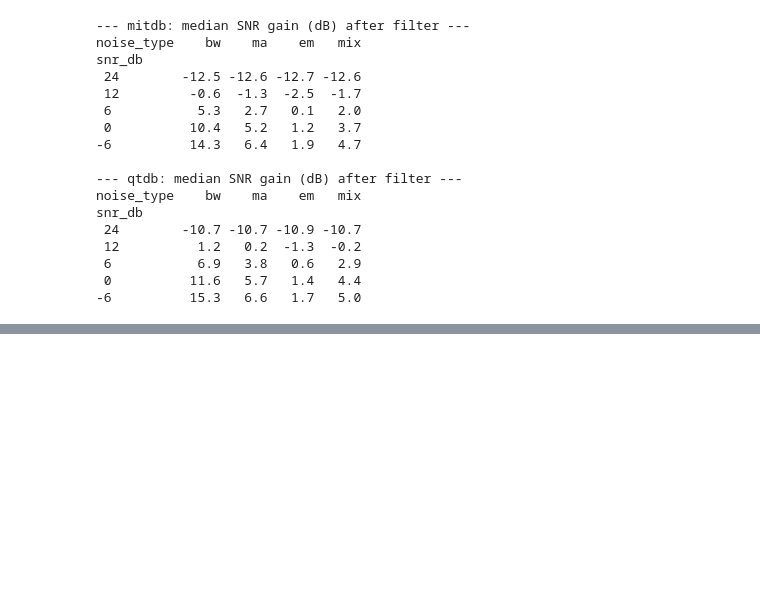
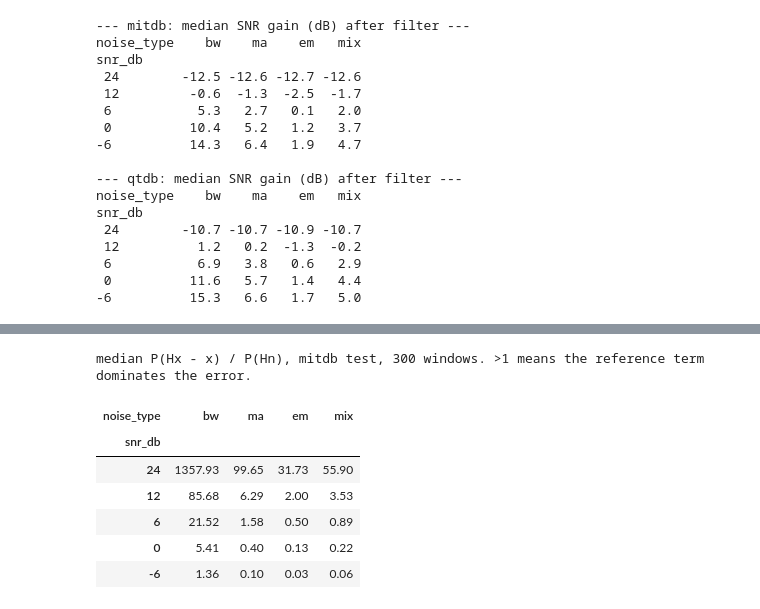
Before and after one commit to Salekin-13/ecg_denoise, a Jupyter notebook: research/notebooks/01_results_steps2to5.ipynb, the cells around one changed output, grey strips where cells are left out. Saved outputs shown, nothing was run; the diff lists cells and outputs as text; code cells hidden in the pictures; blank space fills up the shorter version.

```diff
--- a/research/notebooks/01_results_steps2to5.ipynb
+++ b/research/notebooks/01_results_steps2to5.ipynb
@@ -278,0 +303,30 @@ The filter changes ~all clean windows by >10% RMS. Before reading that as suppor
+# %%
+from scipy.signal import butter, sosfiltfilt, iirnotch, filtfilt, welch
+
+def standard_filter(x, fs):   # same as in step5_preview_filter.py
+    sos = butter(4, [0.5, 40], btype="bandpass", fs=fs, output="sos")
+    b, a = iirnotch(60, Q=30, fs=fs)
+    return filtfilt(b, a, sosfiltfilt(sos, x))
+
+wids = sorted(e1["mitdb"].window_id.unique())
+out = []
+for wid in wids:
+    x = X[wid]
+    ref_term = power(standard_filter(x, fs) - x)
+    for r in rec[(rec.window_id == wid) & (rec.noise_type != "none")].itertuples():
+        n = make_noisy(x, bank, r._asdict()) - x
+        out.append({"noise_type": r.noise_type, "snr_db": int(r.snr_db),
+                    "ratio_ref_over_noise": ref_term / power(standard_filter(n, fs))})
+dec = pd.DataFrame(out)
+print("median P(Hx - x) / P(Hn), mitdb test, 300 windows. >1 means the reference term dominates the error.")
+dec.pivot_table(index="snr_db", columns="noise_type", values="ratio_ref_over_noise", aggfunc="median") \
+   .reindex(levels)[types].round(2)
+# %% [output]
+median P(Hx - x) / P(Hn), mitdb test, 300 windows. >1 means the reference term dominates the error.
+| noise_type | bw | ma | em | mix |
+| snr_db |  |  |  |  |
+| 24 | 1357.93 | 99.65 | 31.73 | 55.90 |
+| 12 | 85.68 | 6.29 | 2.00 | 3.53 |
+| 6 | 21.52 | 1.58 | 0.50 | 0.89 |
+| 0 | 5.41 | 0.40 | 0.13 | 0.22 |
+| -6 | 1.36 | 0.10 | 0.03 | 0.06 |
```
Also changed, not shown: parts of 31 cells of this notebook, 2 other files.
